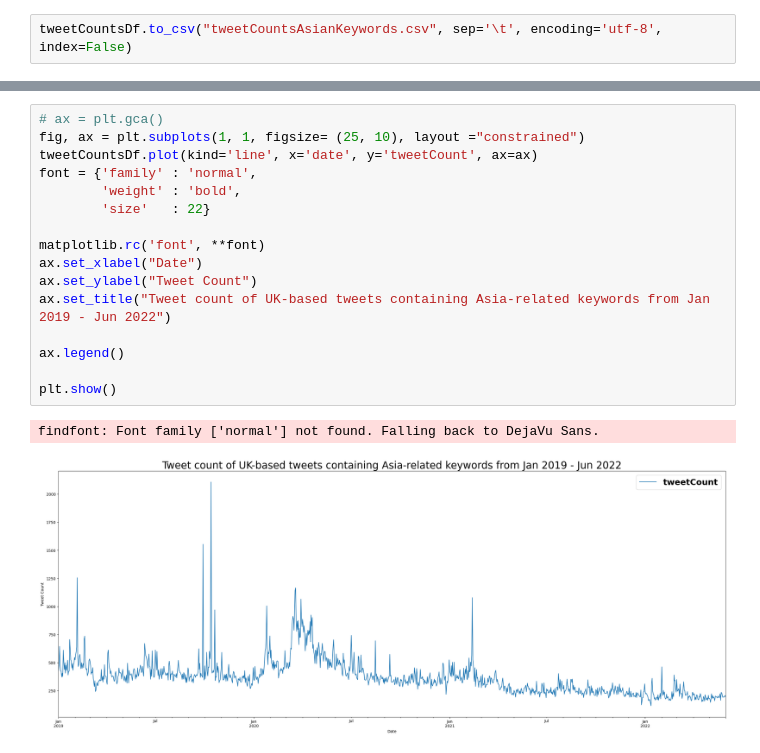
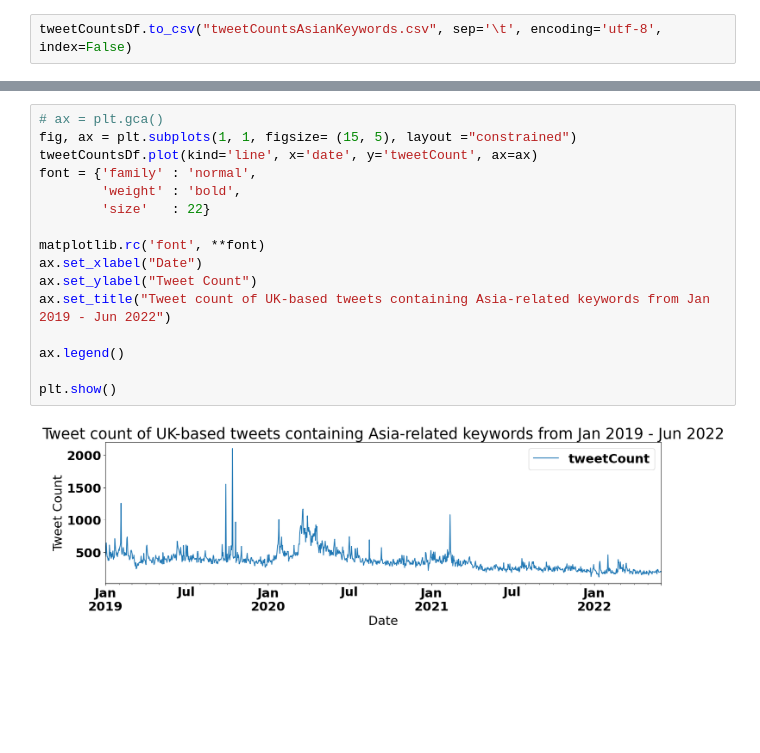
Before and after one commit to ORJackson/Sentiment-Analysis_UK-Anti-Asian-Sentiment-Covid-19, a Jupyter notebook: tweetCountsAsianKeywords.ipynb, the cells around one changed output, grey strips where cells are left out. Cells and saved outputs as stored; diff of their text form; blank space fills up the shorter version.

```diff
--- a/tweetCountsAsianKeywords.ipynb
+++ b/tweetCountsAsianKeywords.ipynb
@@ -182,19 +179,18 @@ Total tweet counts:
 # %%
 # ax = plt.gca()
-fig, ax = plt.subplots(1, 1, figsize= (25, 10), layout ="constrained")
+fig, ax = plt.subplots(1, 1, figsize= (15, 5), layout ="constrained")
 tweetCountsDf.plot(kind='line', x='date', y='tweetCount', ax=ax)
 font = {'family' : 'normal',
         'weight' : 'bold',
         'size'   : 22}
 
 matplotlib.rc('font', **font)
 ax.set_xlabel("Date")
 ax.set_ylabel("Tweet Count")
 ax.set_title("Tweet count of UK-based tweets containing Asia-related keywords from Jan 2019 - Jun 2022")
 
 ax.legend()
 
 plt.show()
 # %% [output]
-findfont: Font family ['normal'] not found. Falling back to DejaVu Sans.
-[figure, old version]
+[figure, new version]
```
Also changed, not shown: parts of 4 cells of this notebook, 7 other files.
